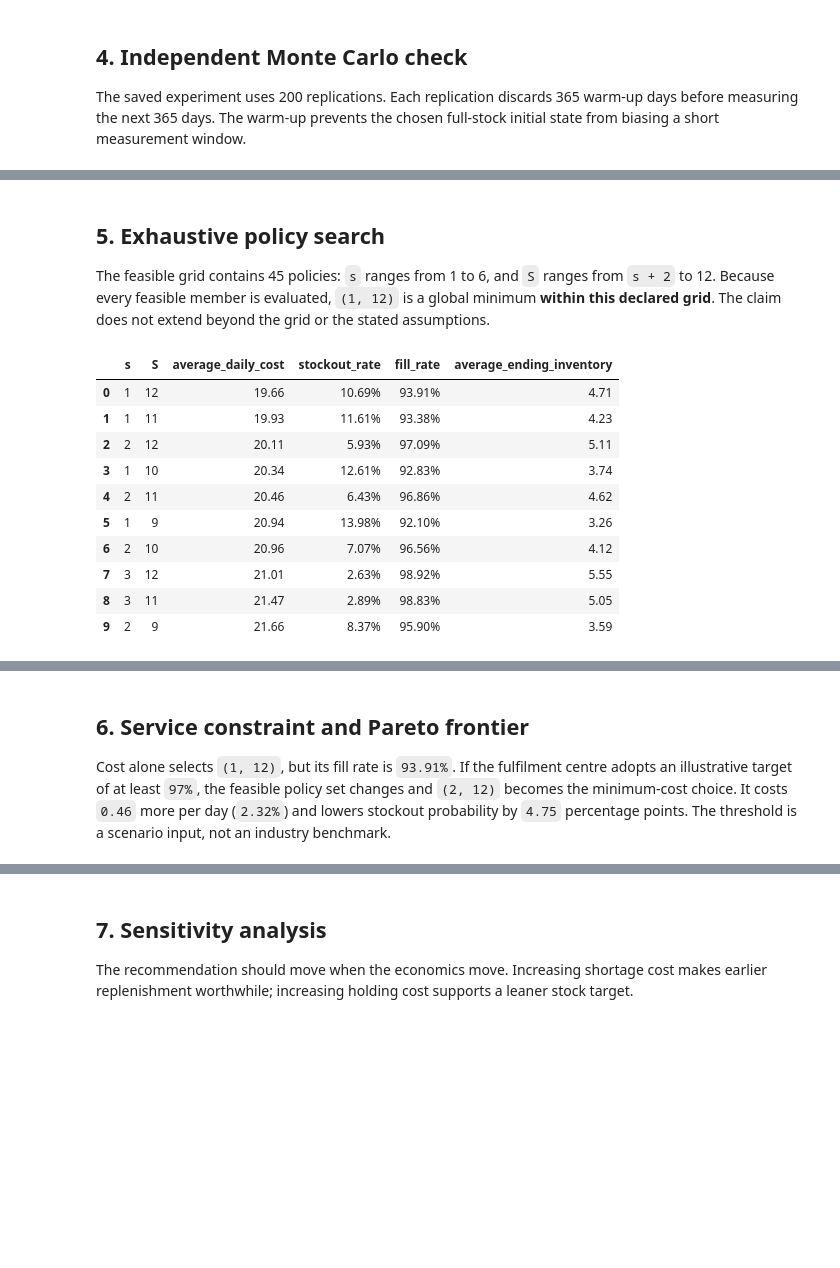
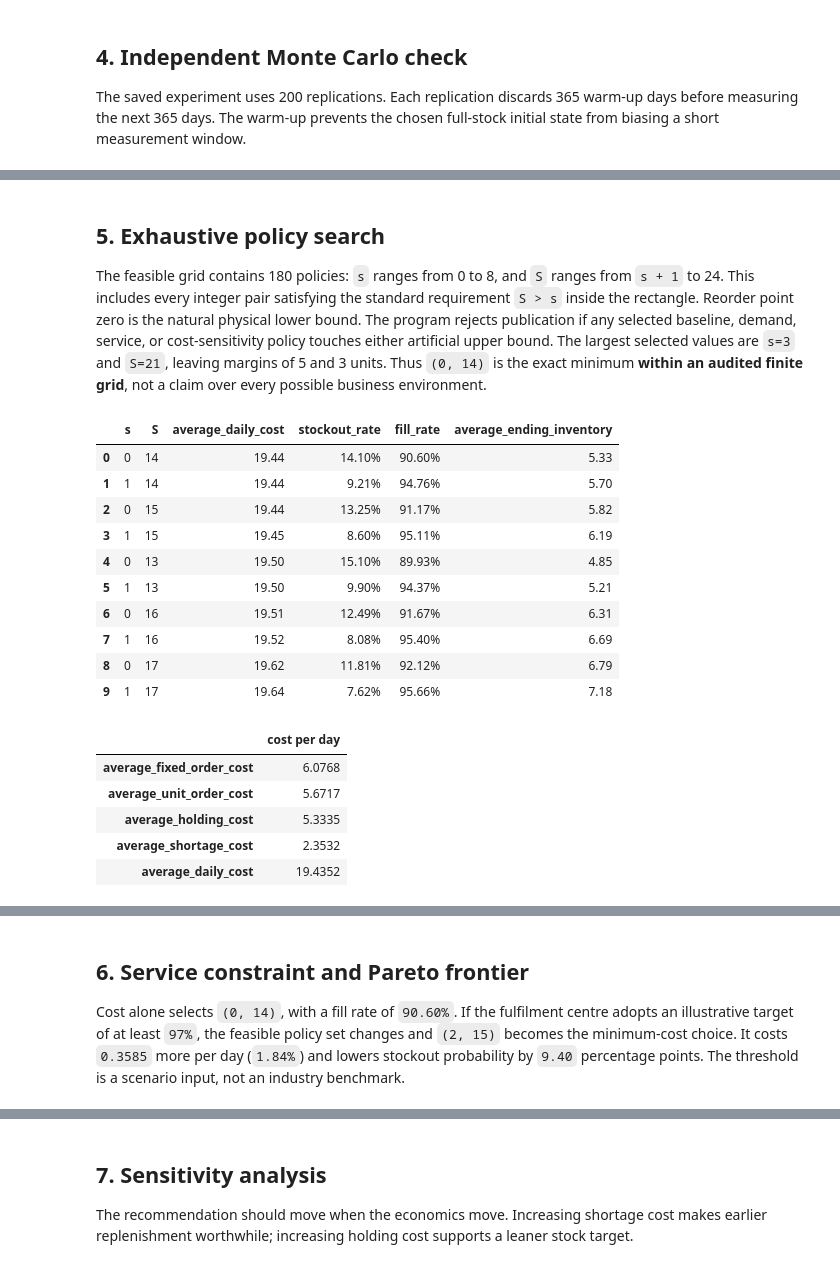
Before and after one commit to Theoneee001/Supply-Chain-Inventory-Optimization, a Jupyter notebook: notebooks/supply_chain_inventory_optimization.ipynb, the cells around one changed output, grey strips where cells are left out. Saved outputs shown, nothing was run; the diff lists cells and outputs as text; code cells hidden in the pictures; blank space fills up the shorter version.

Commit message:
Audit inventory optimization search and results

```diff
--- a/notebooks/supply_chain_inventory_optimization.ipynb
+++ b/notebooks/supply_chain_inventory_optimization.ipynb
@@ -112,7 +115,11 @@ I_(t+1) = max(I_t + Q_t - D_t, 0).
 
 Daily cost combines the order setup charge, unit purchasing cost, ending-inventory holding cost, and shortage penalty. Under a fixed policy, the next state depends only on the current state and the new demand draw, so the process has the Markov property.
 # %%
-cost_policy = Policy(1, 12)
+published_decisions = pd.read_csv(ROOT / "outputs" / "service_level_policy_summary.csv")
+published_cost_choice = published_decisions.loc[
+    published_decisions["minimum_fill_rate"] == 0
+].iloc[0]
+cost_policy = Policy(int(published_cost_choice["s"]), int(published_cost_choice["S"]))
 transition = build_transition_matrix(cost_policy)
 stationary = stationary_distribution(transition)
 
@@ -211,26 +224,47 @@ display(SVG(filename=str(ROOT / "outputs" / "figures" / "inventory_path.svg")))
 # %% [markdown]
 ## 5. Exhaustive policy search
 
-The feasible grid contains 45 policies: `s` ranges from 1 to 6, and `S` ranges from `s + 2` to 12. Because every feasible member is evaluated, `(1, 12)` is a global minimum **within this declared grid**. The claim does not extend beyond the grid or the stated assumptions.
+The feasible grid contains 180 policies: `s` ranges from 0 to 8, and `S` ranges from `s + 1` to 24. This includes every integer pair satisfying the standard requirement `S > s` inside the rectangle. Reorder point zero is the natural physical lower bound. The program rejects publication if any selected baseline, demand, service, or cost-sensitivity policy touches either artificial upper bound. The largest selected values are `s=3` and `S=21`, leaving margins of 5 and 3 units. Thus `(0, 14)` is the exact minimum **within an audited finite grid**, not a claim over every possible business environment.
 # %%
 evaluation = pd.read_csv(ROOT / "outputs" / "policy_evaluation_summary.csv")
 columns = ["s", "S", "average_daily_cost", "stockout_rate", "fill_rate", "average_ending_inventory"]
 top_policies = evaluation.loc[:9, columns].copy()
 top_policies["average_daily_cost"] = top_policies["average_daily_cost"].map("{:.2f}".format)
 top_policies["stockout_rate"] = top_policies["stockout_rate"].map("{:.2%}".format)
 top_policies["fill_rate"] = top_policies["fill_rate"].map("{:.2%}".format)
 top_policies["average_ending_inventory"] = top_policies["average_ending_inventory"].map("{:.2f}".format)
 display(top_policies)
+cost_components = evaluation.loc[
+    (evaluation["s"] == cost_policy.reorder_point)
+    & (evaluation["S"] == cost_policy.order_up_to),
+    [
+        "average_fixed_order_cost",
+        "average_unit_order_cost",
+        "average_holding_cost",
+        "average_shortage_cost",
+        "average_daily_cost",
+    ],
+].T
+cost_components.columns = ["cost per day"]
+display(cost_components.round(4))
+boundary_audit = pd.read_csv(ROOT / "outputs" / "search_boundary_audit.csv")
+display(boundary_audit)
 display(SVG(filename=str(ROOT / "outputs" / "figures" / "policy_cost_heatmap.svg")))
 # %% [output]
 |  | s | S | average_daily_cost | stockout_rate | fill_rate | average_ending_inventory |
-| 0 | 1 | 12 | 19.66 | 10.69% | 93.91% | 4.71 |
-| 1 | 1 | 11 | 19.93 | 11.61% | 93.38% | 4.23 |
-| 2 | 2 | 12 | 20.11 | 5.93% | 97.09% | 5.11 |
-| 3 | 1 | 10 | 20.34 | 12.61% | 92.83% | 3.74 |
-| 4 | 2 | 11 | 20.46 | 6.43% | 96.86% | 4.62 |
-| 5 | 1 | 9 | 20.94 | 13.98% | 92.10% | 3.26 |
-| 6 | 2 | 10 | 20.96 | 7.07% | 96.56% | 4.12 |
-| 7 | 3 | 12 | 21.01 | 2.63% | 98.92% | 5.55 |
-| 8 | 3 | 11 | 21.47 | 2.89% | 98.83% | 5.05 |
-| 9 | 2 | 9 | 21.66 | 8.37% | 95.90% | 3.59 |
+| 0 | 0 | 14 | 19.44 | 14.10% | 90.60% | 5.33 |
+| 1 | 1 | 14 | 19.44 | 9.21% | 94.76% | 5.70 |
+| 2 | 0 | 15 | 19.44 | 13.25% | 91.17% | 5.82 |
+| 3 | 1 | 15 | 19.45 | 8.60% | 95.11% | 6.19 |
+| 4 | 0 | 13 | 19.50 | 15.10% | 89.93% | 4.85 |
+| 5 | 1 | 13 | 19.50 | 9.90% | 94.37% | 5.21 |
+| 6 | 0 | 16 | 19.51 | 12.49% | 91.67% | 6.31 |
+| 7 | 1 | 16 | 19.52 | 8.08% | 95.40% | 6.69 |
+| 8 | 0 | 17 | 19.62 | 11.81% | 92.12% | 6.79 |
+| 9 | 1 | 17 | 19.64 | 7.62% | 95.66% | 7.18 |
+|  | cost per day |
+| average_fixed_order_cost | 6.0768 |
+| average_unit_order_cost | 5.6717 |
+| average_holding_cost | 5.3335 |
+| average_shortage_cost | 2.3532 |
+| average_daily_cost | 19.4352 |
@@ -238,7 +289,7 @@ display(SVG(filename=str(ROOT / "outputs" / "figures" / "policy_cost_heatmap.svg
 # %% [markdown]
 ## 6. Service constraint and Pareto frontier
 
-Cost alone selects `(1, 12)`, but its fill rate is `93.91%`. If the fulfilment centre adopts an illustrative target of at least `97%`, the feasible policy set changes and `(2, 12)` becomes the minimum-cost choice. It costs `0.46` more per day (`2.32%`) and lowers stockout probability by `4.75` percentage points. The threshold is a scenario input, not an industry benchmark.
+Cost alone selects `(0, 14)`, with a fill rate of `90.60%`. If the fulfilment centre adopts an illustrative target of at least `97%`, the feasible policy set changes and `(2, 15)` becomes the minimum-cost choice. It costs `0.3585` more per day (`1.84%`) and lowers stockout probability by `9.40` percentage points. The threshold is a scenario input, not an industry benchmark.
 # %%
 exact_summary = evaluation[["s", "S", "average_daily_cost", "stockout_rate", "fill_rate"]]
 selected_cost = select_policy(exact_summary)
```
Also changed, not shown: parts of 12 cells of this notebook, 30 other files.
